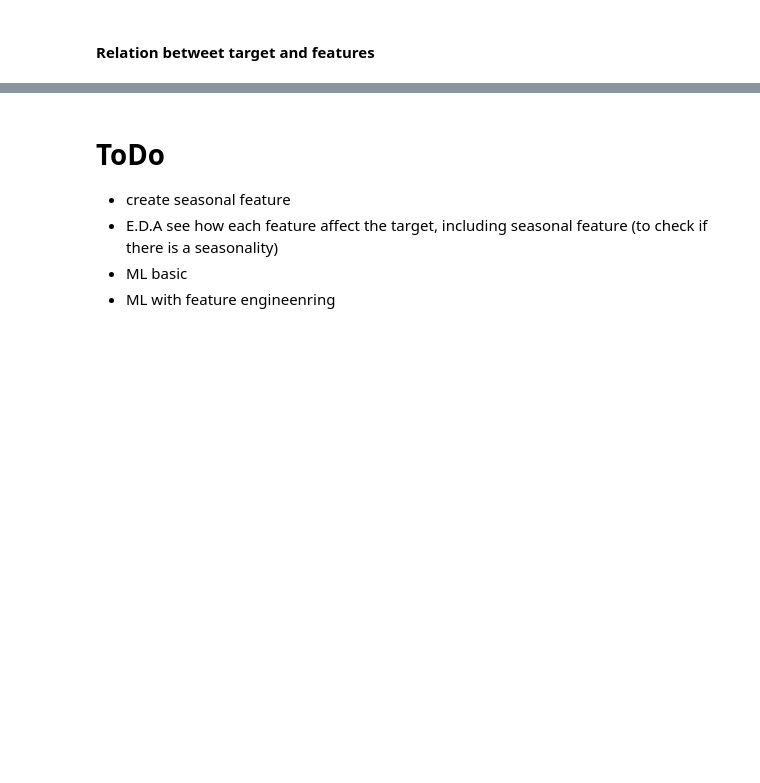
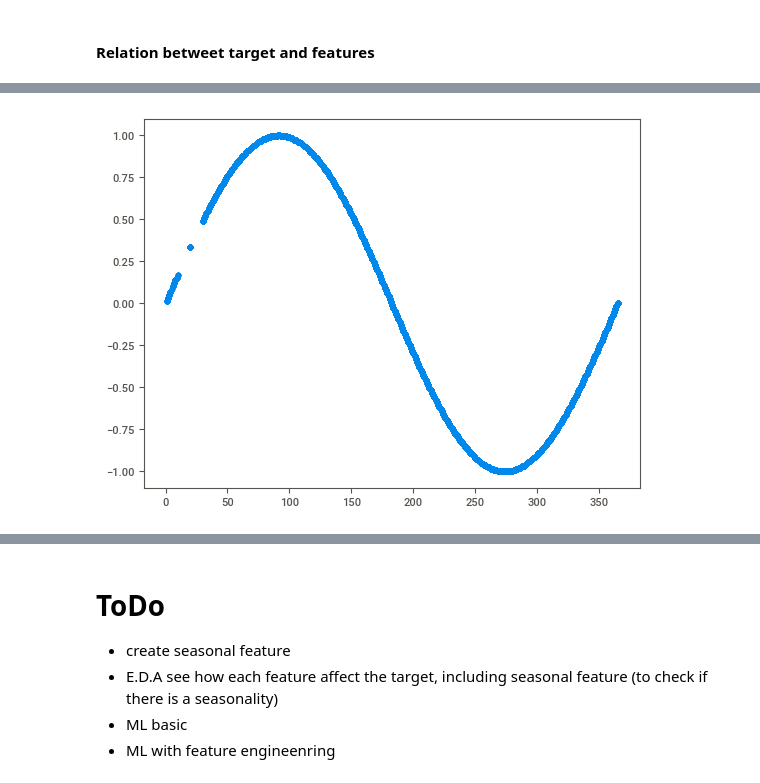
Before and after one commit to javierliro/booking_cancellations, a Jupyter notebook: booking_cancellations.ipynb, the cells around one changed output, grey strips where cells are left out. Saved outputs shown, nothing was run; the diff lists cells and outputs as text; code cells hidden in the pictures; blank space fills up the shorter version.

```diff
--- a/booking_cancellations.ipynb
+++ b/booking_cancellations.ipynb
@@ -147,7 +140,7 @@ def time_stamper(year,month,date):
     else:
         return pd.to_datetime(str(year)+str(month)+str(max_date), format = '%Y%m%d')
 # %%
-train['Timestamp'] = train.apply(lambda x: time_stamper(int(x['arrival_year']), int(x['arrival_month']), int(x['arrival_date'])), axis=1)
+train['timestamp'] = train.apply(lambda x: time_stamper(int(x['arrival_year']), int(x['arrival_month']), int(x['arrival_date'])), axis=1)
 # %%
 train.head()
 # %% [output]
@@ -159,3 +152,5 @@ train.head()
 | 4 | 2 | 0 | 1 | 0 | 0 | ... |
 # %% [markdown]
 #### Relation betweet target and features
+# %%
+train['arrival_day_of_year'] = train['timestamp'].apply(lambda x:x.dayofyear)
@@ -161,0 +167,3 @@ train.head()
+# %%
+#sin(2*pi*x/period)
+train['yearly_seasonal'] = np.sin(2*np.pi*train['arrival_day_of_year']/365)
@@ -161,0 +180,4 @@ train.head()
+# %%
+plt.scatter(y = train['yearly_seasonal'], x= train['arrival_day_of_year']); # Seasonal yearly check
+# %% [output]
+[figure, added]
```
Also changed, not shown: parts of 12 cells of this notebook.
